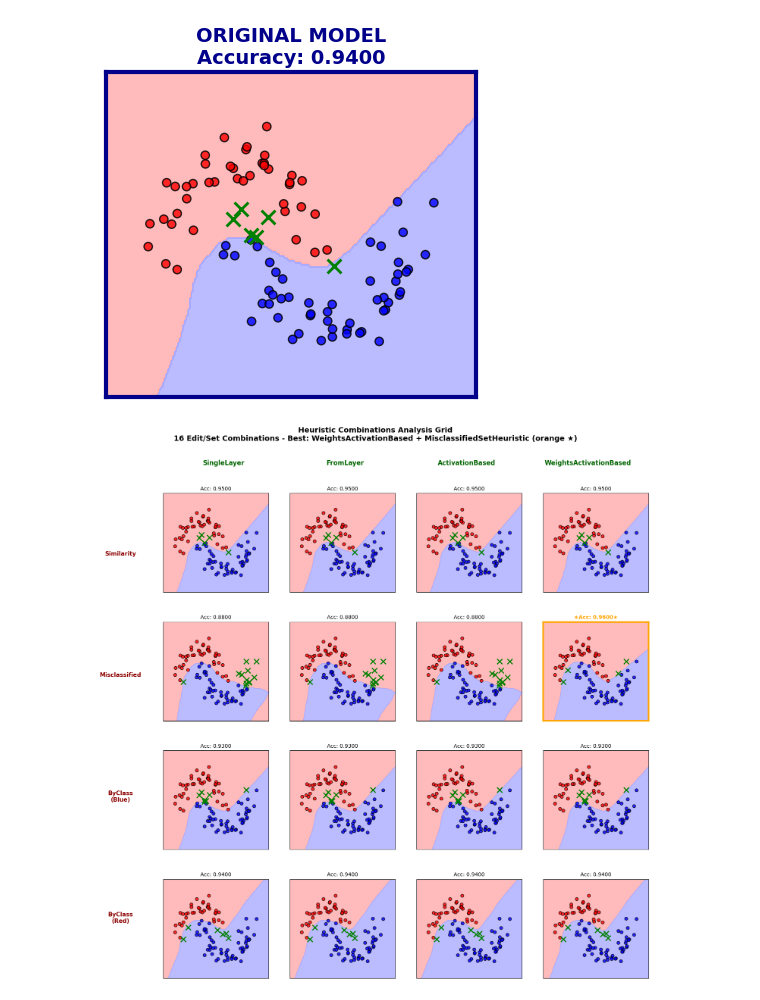
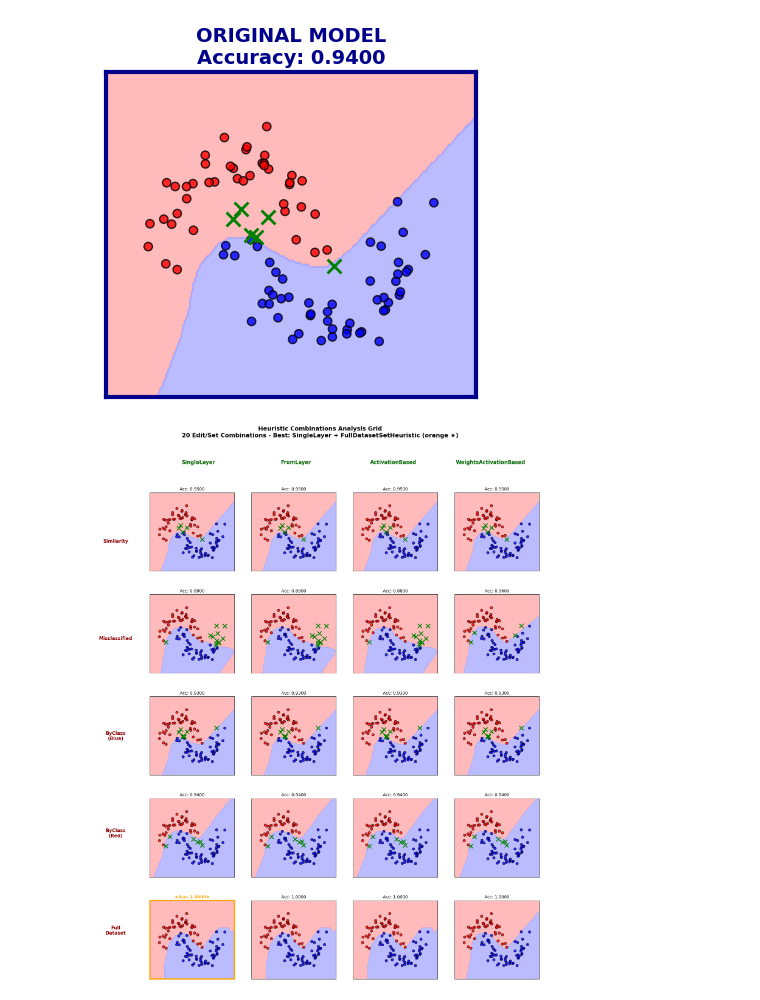
Before and after one commit to Iemontine/informed-repair-dnns, a Jupyter notebook: mlp_edit_and_test_suite.ipynb, the cells around one changed output. Drawn from its saved outputs; the diff is of its cells as text; code cells hidden in the pictures.

```diff
--- a/mlp_edit_and_test_suite.ipynb
+++ b/mlp_edit_and_test_suite.ipynb
@@ -11,7 +11,7 @@ import numpy as np
 import torch
 
 from edit_heuristics import FromLayerHeuristic, SingleLayerHeuristic, ActivationBased, WeightsActivationBased
-from set_heuristics import SetHeuristic, SubsetSetHeuristic, SimilaritySetHeuristic, MisclassifiedSetHeuristic, ByClassSetHeuristic
+from set_heuristics import SetHeuristic, SubsetSetHeuristic, SimilaritySetHeuristic, MisclassifiedSetHeuristic, ByClassSetHeuristic, FullDatasetHeuristic
 from IPython.display import clear_output
 
 ROOT = "./data"
@@ -47,7 +47,8 @@ set_heuristics_options = [
     ("SimilaritySetHeuristic", SimilaritySetHeuristic(filename=EDITSET_PATH, device=DEVICE, dtype=torch.float32, similarity_threshold=0.9999999999)),
     ("MisclassifiedSetHeuristic", MisclassifiedSetHeuristic(filename=EDITSET_PATH, device=DEVICE, dtype=torch.float32, max_samples=10)),
     ("ByClassSetHeuristic_Blue", ByClassSetHeuristic(dataset=moon_dataset, target_class=0, device=DEVICE, dtype=torch.float32, max_samples=-1)),
-    ("ByClassSetHeuristic_Red", ByClassSetHeuristic(dataset=moon_dataset, target_class=1, device=DEVICE, dtype=torch.float32, max_samples=-1))
+    ("ByClassSetHeuristic_Red", ByClassSetHeuristic(dataset=moon_dataset, target_class=1, device=DEVICE, dtype=torch.float32, max_samples=-1)),
+    ("FullDatasetSetHeuristic", FullDatasetSetHeuristic(dataset=moon_dataset, device=DEVICE, dtype=torch.float32, max_samples=None))
 ]
 
 print(f"Total combinations to test: {len(edit_heuristics_options)} edit × {len(set_heuristics_options)} set = {len(edit_heuristics_options) * len(set_heuristics_options)} combinations")
@@ -93,7 +94,7 @@ for (edit_name, edit_heur), (set_name, set_heur) in product(edit_heuristics_opti
         print(f"Skipping this combination...")
 
 # Clear any previous outputs/plots
-# clear_output(wait=True)
+clear_output(wait=True)
 
 # Parameters for visualization
 h = 0.02
@@ -288,6 +288,8 @@ for row, (set_name, _) in enumerate(set_heuristics_options):
         display_name = 'Subset'
     elif display_name == 'Similarity':
         display_name = 'Similarity'
+    elif display_name == 'FullDataset':
+        display_name = 'Full\nDataset'
 
     # Position labels on the left side with enough margin
     y_pos = 0.85 - (row + 0.5) * 0.8 / num_set_heuristics
@@ -299,34 +301,34 @@ for row, (set_name, _) in enumerate(set_heuristics_options):
 fig2.suptitle(f'Heuristic Combinations Analysis Grid\n' +
               f'{len(all_results)} Edit/Set Combinations - Best: {best_result["combination"]} (orange ★)',
               fontsize=14, y=0.96, fontweight='bold')
 
 # Add a subtle background for better visual organization
 fig2.patch.set_facecolor('white')
 fig2.patch.set_alpha(0.9)
 
 plt.show()
 
 # Print detailed comparison organized by set heuristic
 print("\n" + "="*120)
 print("DETAILED RESULTS BY SET HEURISTIC (OPTIMIZED WITH EDITSET_PATH)")
 print("="*120)
 print(f"Original Model Accuracy: {original_accuracy:.4f}")
 print("-"*120)
 
 for set_name, set_results in results_by_set.items():
     if set_results:
         print(f"\n{set_name}:")
         print(f"{'  Edit Heuristic':<25} {'Accuracy':<10} {'Improvement':<12} {'Status':<15}")
         print("  " + "-"*65)
 
         for result in sorted(set_results, key=lambda x: x['accuracy'], reverse=True):
             improvement = result['accuracy'] - original_accuracy
             improvement_str = f"+{improvement:.4f}" if improvement > 0 else f"{improvement:.4f}"
             status = "★ BEST OVERALL" if result == best_result else ""
             print(f"  {result['edit_heuristic']:<25} {result['accuracy']:<10.4f} {improvement_str:<12} {status:<15}")
 # %% [output]
 [figure]
-[figure, old version]
+[figure, new version]
 ========================================================================================================================
 DETAILED RESULTS BY SET HEURISTIC (OPTIMIZED WITH EDITSET_PATH)
 ========================================================================================================================
```
Also changed, not shown: parts of 2 cells of this notebook, 9 other files.
